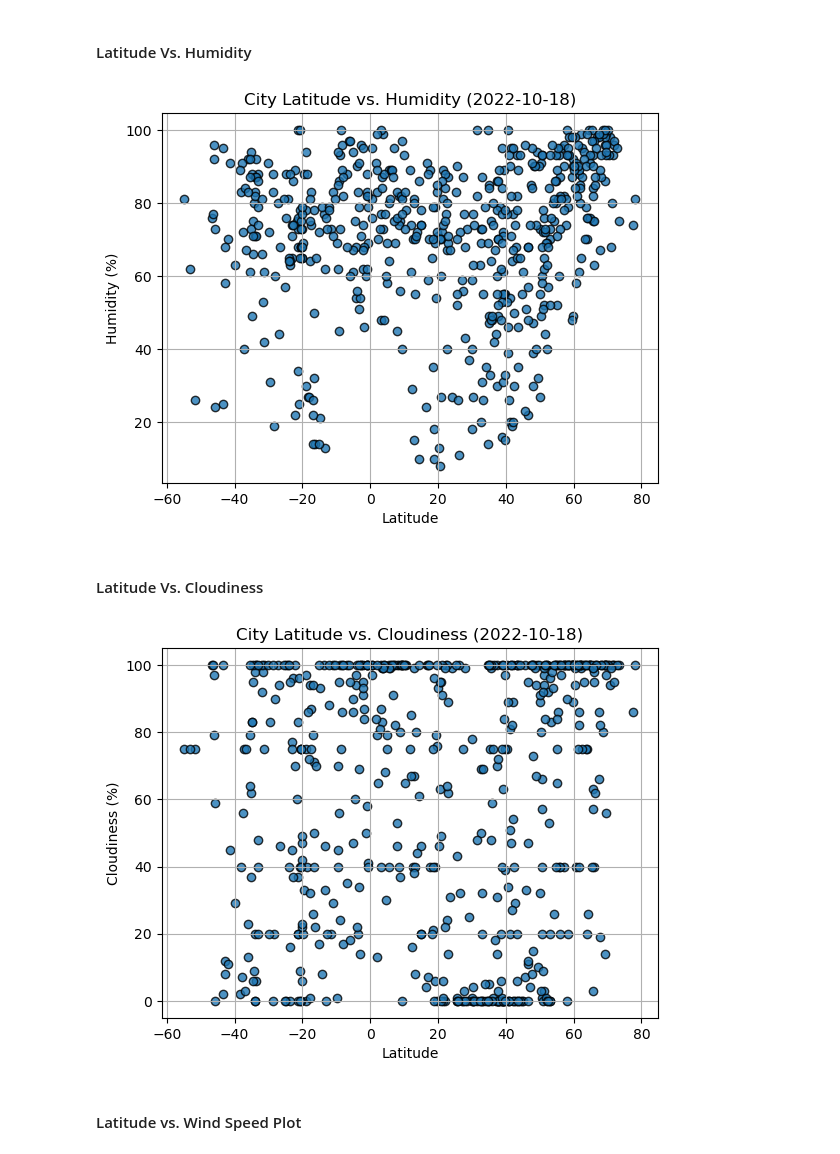
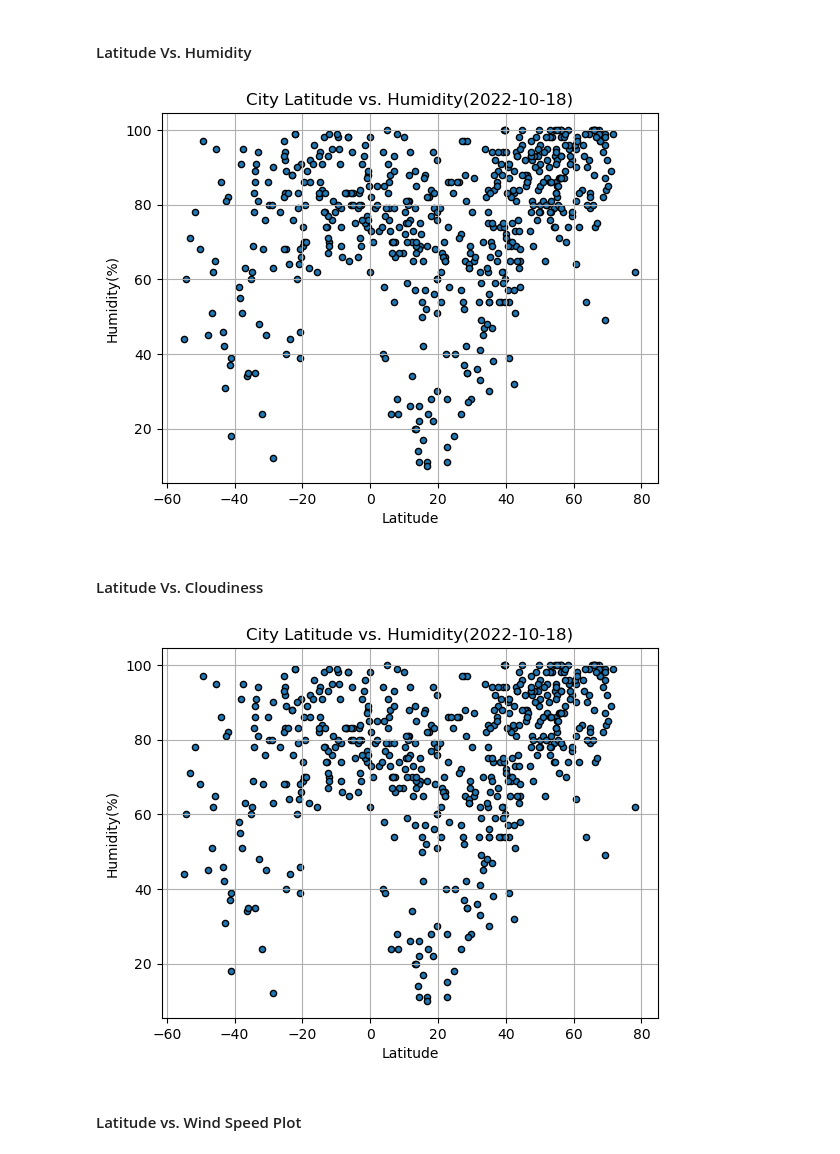
Before and after one commit to Bettypani/python-api-challenge, a Jupyter notebook: WeatherPy.ipynb, the cells around one changed output. Drawn from its saved outputs; the diff is of its cells as text; code cells hidden in the pictures.

Commit message:
Added code for scatter plots and scatter graphs, updated url

```diff
--- a/WeatherPy.ipynb
+++ b/WeatherPy.ipynb
@@ -204,10 +210,12 @@ plt.show()
 #### Latitude Vs. Humidity
 # %%
 # Build the scatter plots for latitude vs. humidity
-# YOUR CODE HERE
+city_data_df.plot.scatter(x = ['Lat'], y = ['Humidity'], marker='o', grid = True, edgecolors='black')
 
 # Incorporate the other graph properties
-# YOUR CODE HERE
+plt.title("City Latitude vs. Humidity(2022-10-18)")
+plt.xlabel("Latitude")
+plt.ylabel("Humidity(%)")
 
 # Save the figure
 plt.savefig("output_data/Fig2.png")
@@ -215,23 +223,25 @@ plt.savefig("output_data/Fig2.png")
 # Show plot
 plt.show()
 # %% [output]
-[figure, old version]
+[figure, new version]
 # %% [markdown]
 #### Latitude Vs. Cloudiness
 # %%
-# Build the scatter plots for latitude vs. cloudiness
-# YOUR CODE HERE
+# Build the scatter plots for latitude vs. humidity
+city_data_df.plot.scatter(x = ['Lat'], y = ['Humidity'], marker='o', grid = True, edgecolors='black')
 
 # Incorporate the other graph properties
-# YOUR CODE HERE
+plt.title("City Latitude vs. Humidity(2022-10-18)")
+plt.xlabel("Latitude")
+plt.ylabel("Humidity(%)")
 
 # Save the figure
-plt.savefig("output_data/Fig3.png")
+plt.savefig("output_data/Fig2.png")
 
 # Show plot
 plt.show()
 # %% [output]
-[figure, old version]
+[figure, new version]
 # %% [markdown]
 #### Latitude vs. Wind Speed Plot
 # %%
```
Also changed, not shown: parts of 17 cells of this notebook.
